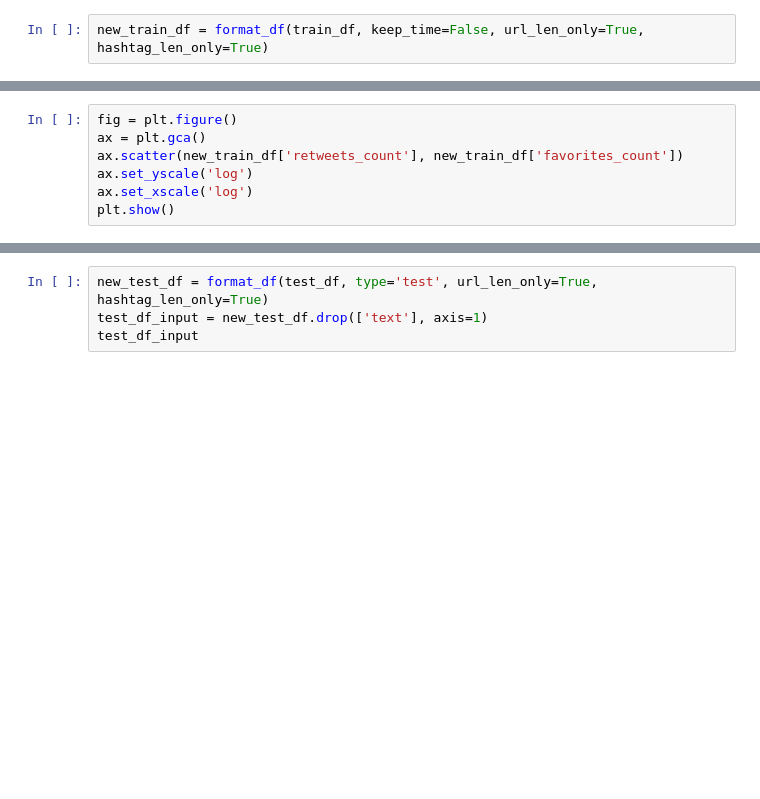
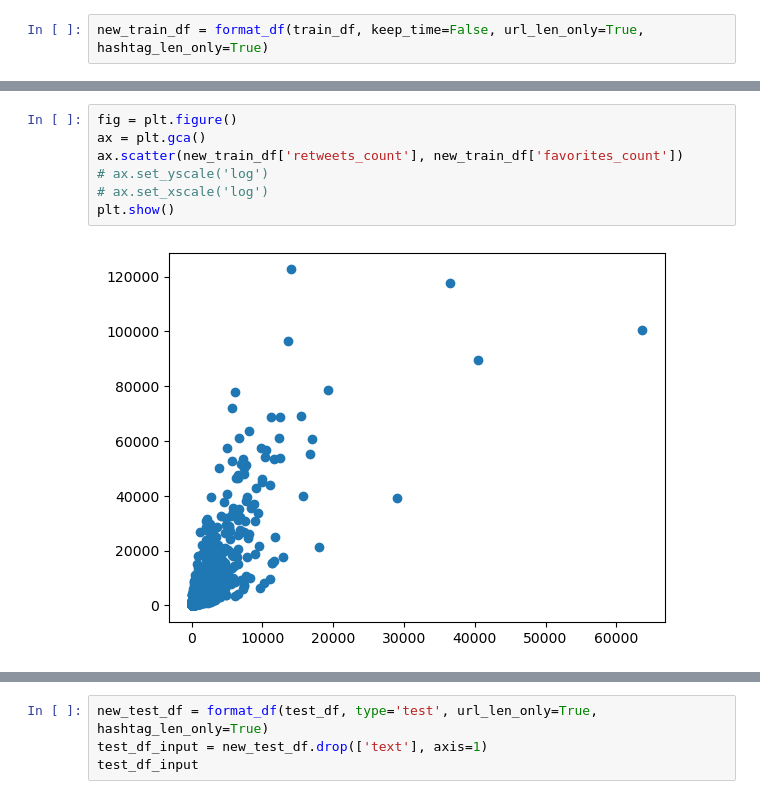
Before and after one commit to caiocj1/retweet-num-prediction, a Jupyter notebook: data_exploration.ipynb, the cells around one changed output, grey strips where cells are left out. Saved outputs shown, nothing was run; the diff lists cells and outputs as text; blank space fills up the shorter version.

```diff
--- a/data_exploration.ipynb
+++ b/data_exploration.ipynb
@@ -56,10 +106,12 @@ new_train_df
 # %%
 fig = plt.figure()
 ax = plt.gca()
 ax.scatter(new_train_df['retweets_count'], new_train_df['favorites_count'])
-ax.set_yscale('log')
-ax.set_xscale('log')
+# ax.set_yscale('log')
+# ax.set_xscale('log')
 plt.show()
+# %% [output]
+[figure, added]
 # %%
 train_df_input = new_train_df.drop(['retweets_count', 'text'], axis=1)
 train_df_input
```
Also changed, not shown: parts of 20 cells of this notebook, 2 other files.
